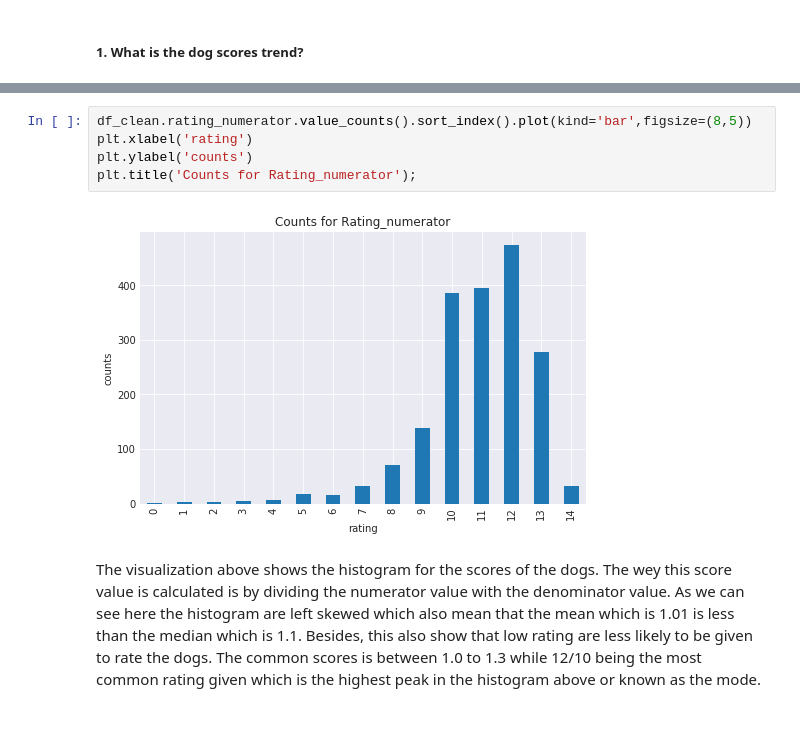
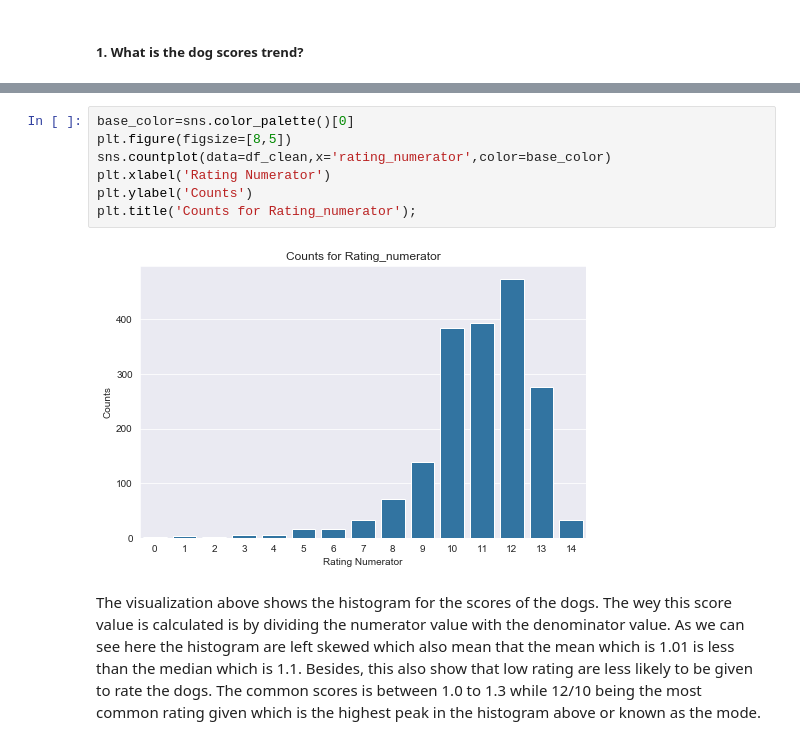
Before and after one commit to fatinshariff/Wrangling-WeRateDog, a Jupyter notebook: act_report.ipynb, the cells around one changed output, grey strips where cells are left out. Cells and saved outputs as stored; diff of their text form.

```diff
--- a/act_report.ipynb
+++ b/act_report.ipynb
@@ -19,10 +19,12 @@ plt.title('Dog\'s Scores');
 # %%
-df_clean.rating_numerator.value_counts().sort_index().plot(kind='bar',figsize=(8,5))
-plt.xlabel('rating')
-plt.ylabel('counts')
+base_color=sns.color_palette()[0]
+plt.figure(figsize=[8,5])
+sns.countplot(data=df_clean,x='rating_numerator',color=base_color)
+plt.xlabel('Rating Numerator')
+plt.ylabel('Counts')
 plt.title('Counts for Rating_numerator');
 # %% [output]
-[figure, old version]
+[figure, new version]
 # %% [markdown]
 The visualization above shows the histogram for the scores of the dogs. The wey this score value is calculated is by dividing the numerator value with the denominator value. As we can see here the histogram are left skewed which also mean that the mean which is 1.01 is less than the median which is 1.1. Besides, this also show that low rating are less likely to be given to rate the dogs. The common scores is between 1.0 to 1.3 while 12/10 being the most common rating given which is the highest peak in the histogram above or known as the mode.
 # %% [markdown]
```
Also changed, not shown: parts of 9 cells of this notebook, 1 other file.
